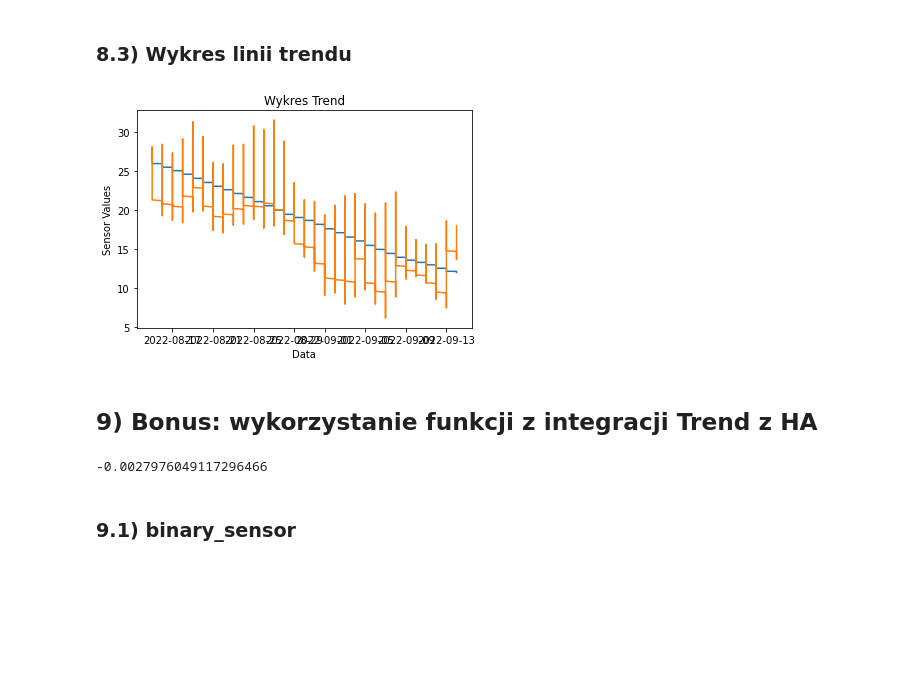
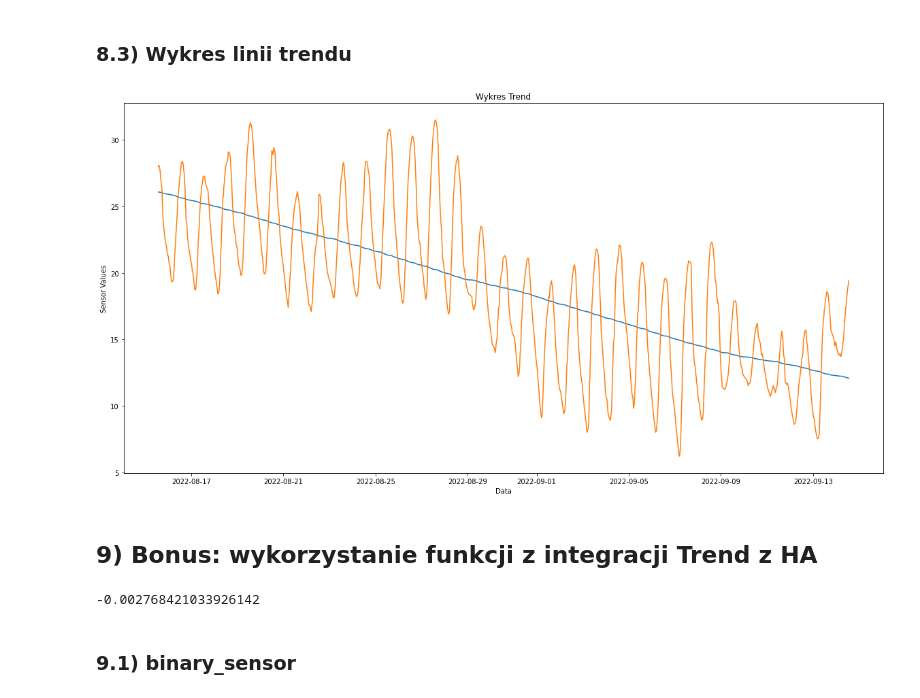
Before and after one commit to jarekmor/HA_trend_line, a Jupyter notebook: HA_wyznaczenie_trendu.ipynb, the cells around one changed output. Cells and saved outputs as stored; diff of their text form; code cells hidden in the pictures; blank space fills up the shorter version.

```diff
--- a/HA_wyznaczenie_trendu.ipynb
+++ b/HA_wyznaczenie_trendu.ipynb
@@ -134,5 +131,0 @@ W zebranych danych mamy : 5061  rekordów dla sensora airly_temperature_2
-# %%
-new_df['new_date'] = new_df.iloc[:,0].apply(lambda x: datetime.strptime(x.strftime("%Y-%m-%d"), "%Y-%m-%d"))
-# %%
-new_df = new_df[['new_date','value']]
-new_df.head()
@@ -148,6 +134,6 @@ new_df.head()
 # %% [markdown]
 ### 8.1) Przygotowanie osi X dla wykresu do pre
 # %%
-x= np.arange(new_df['new_date'].size)
+x= np.arange(new_df['index'].size)
 x
 # %% [output]
@@ -177,15 +163,17 @@ Trend malejący: -1
 # %%
 fit_function = np.poly1d(fit)
 
-plt.plot(new_df['new_date'], fit_function(x))
-plt.plot(new_df['new_date'], new_df['value'])
+fig = plt.figure(figsize=(20,10))
+
+plt.plot(new_df['index'], fit_function(x))
+plt.plot(new_df['index'], new_df['value'])
 
 plt.xlabel('Data')
 plt.ylabel('Sensor Values')
 plt.title('Wykres Trend')
 plt.show()
 # %% [output]
-[figure, old version]
+[figure, new version]
 # %% [markdown]
 ## 9) Bonus: wykorzystanie funkcji z integracji Trend z HA
 # %%
@@ -201,7 +189,7 @@ y = new_df['value']
 # %%
 calculate_gradient(x,y)
 # %% [output]
--0.0027976049117296466
+-0.002768421033926142
 # %% [markdown]
 ### 9.1) binary_sensor
 # %%
```
Also changed, not shown: parts of 9 cells of this notebook.
